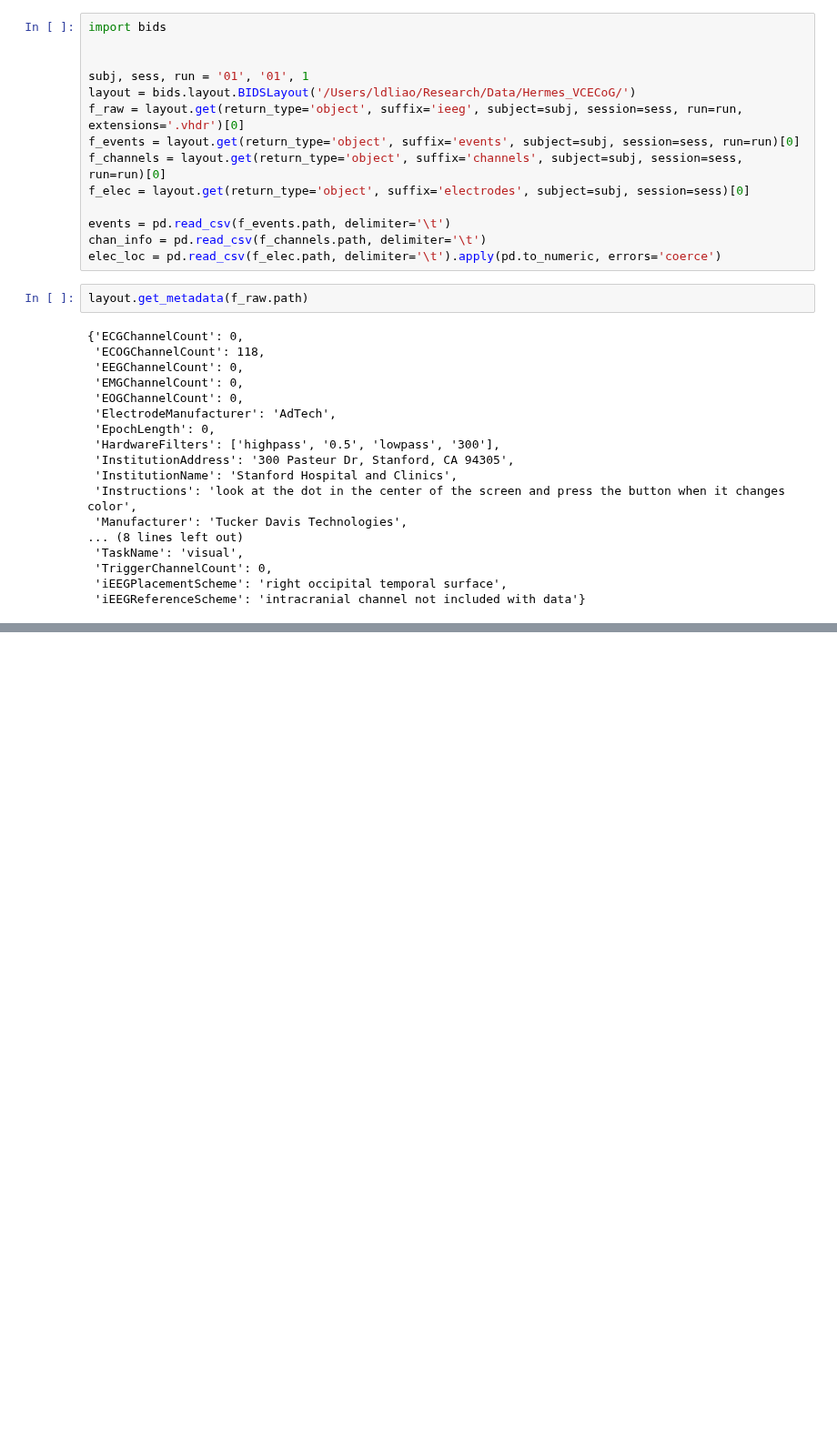
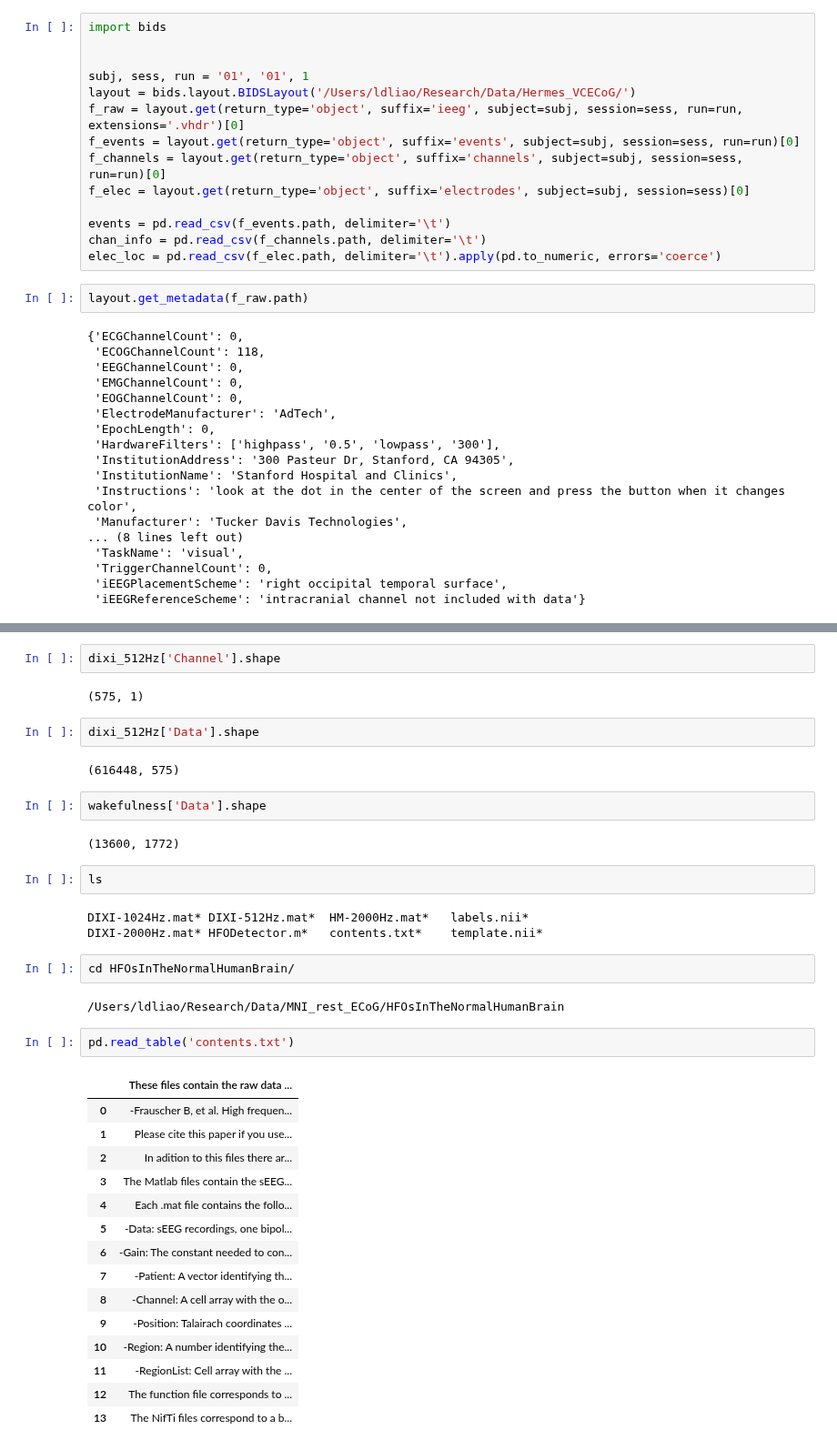
Before and after one commit to voytekresearch/SpectralCA, a Jupyter notebook: notebooks_other/sca_data_retrieval.ipynb, the cells around one changed output, grey strips where cells are left out. Shown at 91% size. Saved outputs shown, nothing was run; the diff lists cells and outputs as text; blank space fills up the shorter version.

Commit message:
continue to explore the data

```diff
--- a/notebooks_other/sca_data_retrieval.ipynb
+++ b/notebooks_other/sca_data_retrieval.ipynb
@@ -200,0 +255,39 @@ AttributeError: 'NoneType' object has no attribute 'strip'
+# %%
+dixi_512Hz['Channel'].shape
+# %% [output]
+(575, 1)
+# %%
+dixi_512Hz['Data'].shape
+# %% [output]
+(616448, 575)
+# %%
+wakefulness['Data'].shape
+# %% [output]
+(13600, 1772)
+# %%
+ls
+# %% [output]
+DIXI-1024Hz.mat* DIXI-512Hz.mat*  HM-2000Hz.mat*   labels.nii*
+DIXI-2000Hz.mat* HFODetector.m*   contents.txt*    template.nii*
+# %%
+cd HFOsInTheNormalHumanBrain/
+# %% [output]
+/Users/ldliao/Research/Data/MNI_rest_ECoG/HFOsInTheNormalHumanBrain
+# %%
+pd.read_table('contents.txt')
+# %% [output]
+|  | These files contain the raw data ... |
+| 0 | -Frauscher B, et al. High frequen... |
+| 1 | Please cite this paper if you use... |
+| 2 | In adition to this files there ar... |
+| 3 | The Matlab files contain the sEEG... |
+| 4 | Each .mat file contains the follo... |
+| 5 | -Data: sEEG recordings, one bipol... |
+| 6 | -Gain: The constant needed to con... |
+| 7 | -Patient: A vector identifying th... |
+| 8 | -Channel: A cell array with the o... |
+| 9 | -Position: Talairach coordinates ... |
+| 10 | -Region: A number identifying the... |
+| 11 | -RegionList: Cell array with the ... |
+| 12 | The function file corresponds to ... |
+| 13 | The NifTi files correspond to a b... |
```
Also changed, not shown: parts of 11 cells of this notebook.
